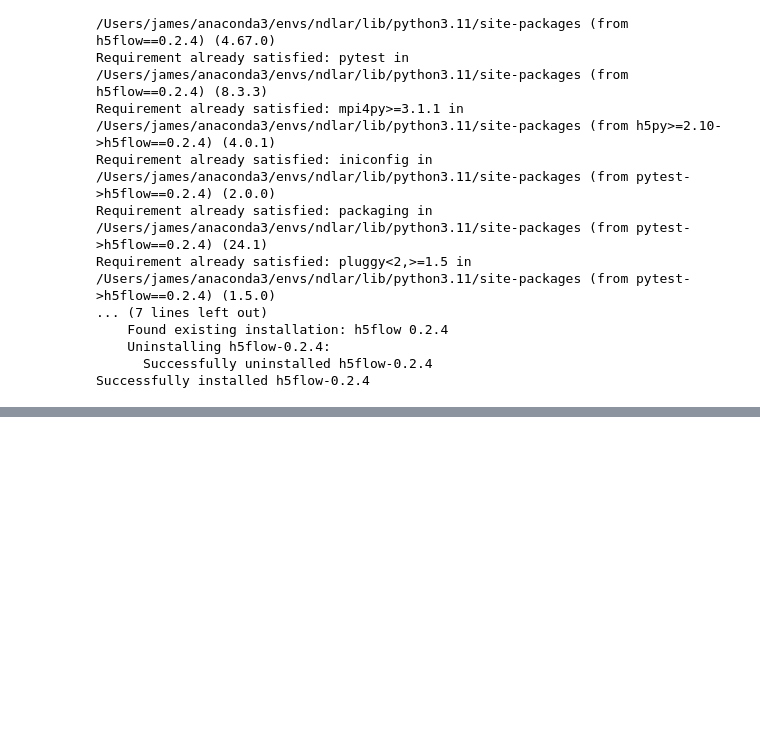
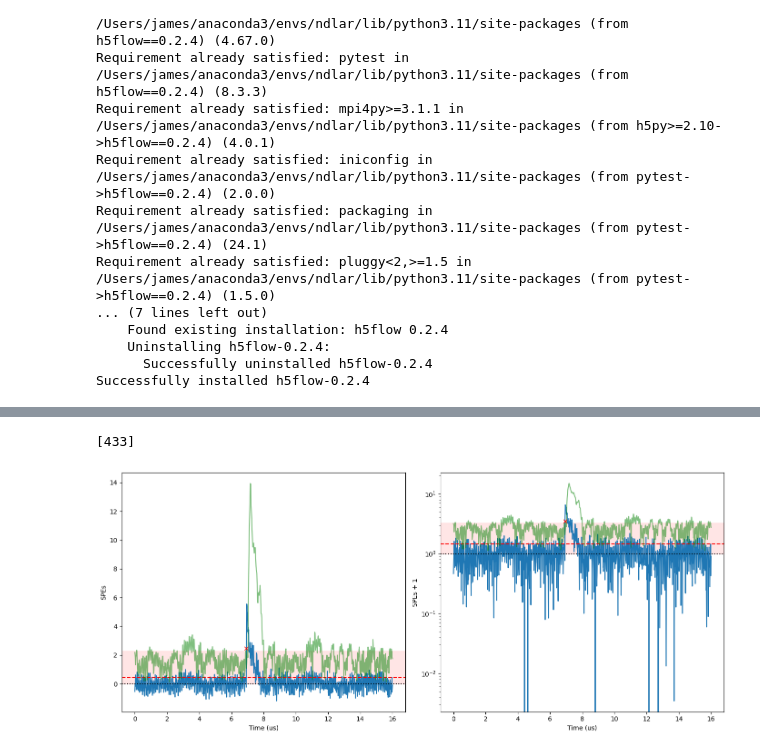
Before and after one commit to jvmead/lrs_sanity_check, a Jupyter notebook: wvfm_plotting.ipynb, the cells around one changed output, grey strips where cells are left out. Cells and saved outputs as stored; diff of their text form; code cells hidden in the pictures; blank space fills up the shorter version.

Commit message:
reverting plotting notebook to split mc truth sanity check, included fix to traptype mapping, and santiy check, multiple files functionality and mc truth hits WIP

```diff
--- a/wvfm_plotting.ipynb
+++ b/wvfm_plotting.ipynb
@@ -38,19 +38,12 @@ Requirement already satisfied: pluggy<2,>=1.5 in /Users/james/anaconda3/envs/ndl
       Successfully uninstalled h5flow-0.2.4
 Successfully installed h5flow-0.2.4
 # %%
-#dirname = 'data_processed_mpd_run_hvramp_rctl_105_p350.FLOW_TrapType_evts_all'
-dirname = 'mc_processed_MiniRun5_1E19_RHC.flow.0000000.FLOW_TrapType_evts_all'
+dirname = 'data_processed_mpd_run_hvramp_rctl_104_p123.FLOW_TrapType_evts_all'
 spes_filename = dirname+'/spes_evt.npz'
 noise_filename = dirname+'/noise_evt.npz'
 config_filename = dirname+'/config.json'
 hits_filename = dirname+'/hits_evt.npz'
 hits_config_filename = dirname+'/hits_config.json'
-true_hits_filename = dirname+'/true_nu_int.csv'
-
-# check if true hits file exists
-if os.path.exists(true_hits_filename):
-    true_hits = pd.read_csv(true_hits_filename)
-    print(true_hits.head())
 
 # print configuration and hit configuration
 with open(config_filename) as json_file:
@@ -130 +121,71 @@ plt.show()
+# %%
+from scipy.ndimage import uniform_filter1d
+
+# load hit finder config
+with open(hits_config_filename) as json_file:
+    hits_config = json.load(json_file)
+n_noise_factor = hits_config['n_noise_factor']
+n_bins_rolled = hits_config['n_bins_rolled']
+n_sqrt_rt_factor = hits_config['n_sqrt_rt_factor']
+pe_weight = hits_config['pe_weight']
+
+
+# loading events
+time_bins = np.linspace(0, 16, 1000)
+
+# wvfms
+summed_wvfms_file = np.load(spes_filename)
+summed_wvfms = np.array(summed_wvfms_file['arr_0'])
+
+# noise thresholds
+heights_file = np.load(noise_filename)
+heights = np.array(heights_file['arr_0'])
+
+# loading hits
+hits_file = np.load(hits_filename)
+hits = np.array(hits_file['arr_0'])
+
+# find first event with hits != -1
+i_mask = 7 # 2 * TPC + TrapType
+i_evt_lrs = 3705 # event number
+
+# get wvfm, threshold, and hits for the event
+wvfm = summed_wvfms[i_evt_lrs,i_mask]
+wvfm_rolled = np.roll(wvfm, n_bins_rolled)
+rolling_average = uniform_filter1d(wvfm_rolled, size=n_bins_rolled)
+sqrt_rolling_average = np.sqrt(np.abs(rolling_average) * pe_weight**2)
+dynamic_threshold = rolling_average + n_sqrt_rt_factor*sqrt_rolling_average
+height = heights[i_evt_lrs,i_mask]
+hit = hits[i_evt_lrs,i_mask]
+hit_where = np.where(hit)[0]
+print(hit_where)
+
+fig, (ax1, ax2) = plt.subplots(1, 2, figsize=(14, 6))
+
+# Linear plot
+ax1.plot(time_bins, wvfm)
+ax1.axhline(height, color='r', linestyle='--')
+ax1.axhspan(0,n_noise_factor*height, color='r', alpha=0.1)
+ax1.axhline(0, color='k', linestyle=':')
+ax1.plot(time_bins, dynamic_threshold, color='g', alpha=0.5)
+ax1.plot(hit_where * 16/1000, wvfm[hit_where], 'x', color='red')
+ax1.set_xlabel('Time (us)')
+ax1.set_ylabel('SPEs')
+
+# Logarithmic plot
+ax2.plot(time_bins, wvfm + 1)
+ax2.axhline(height + 1, color='r', linestyle='--')
+ax2.axhspan(1,n_noise_factor*height+1, color='r', alpha=0.1)
+ax2.axhline(1, color='k', linestyle=':')
+ax2.plot(time_bins, dynamic_threshold + 1, color='g', alpha=0.5)
+ax2.plot(hit_where * 16/1000, wvfm[hit_where] + 1, 'x', color='red')
+ax2.set_yscale('log')
+ax2.set_xlabel('Time (us)')
+ax2.set_ylabel('SPEs + 1')
+
+plt.tight_layout()
+plt.show()
+# %% [output]
+[433]
+[figure, added]
 # %%
```
Also changed, not shown: parts of 10 cells of this notebook, 6 other files.
